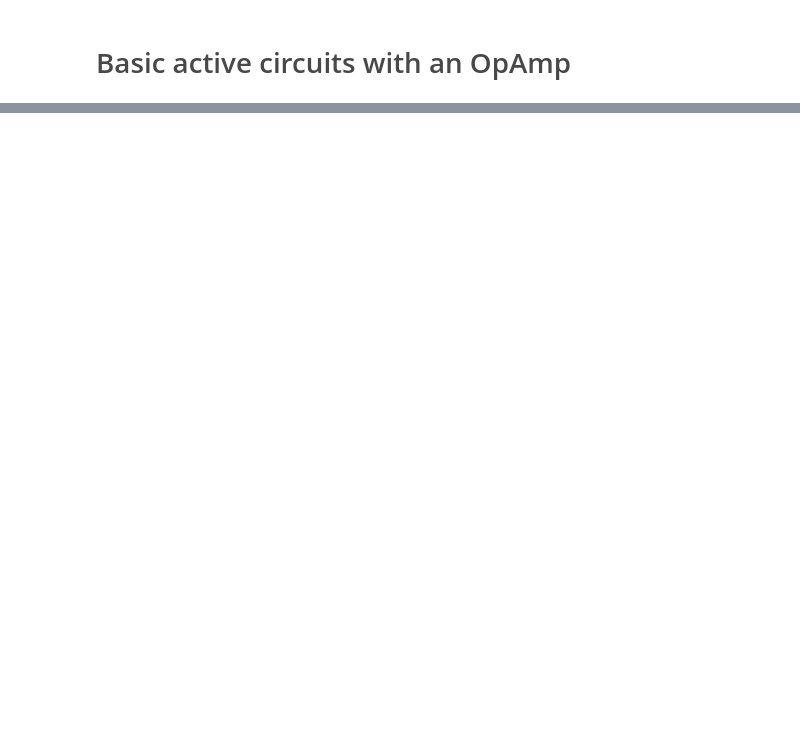
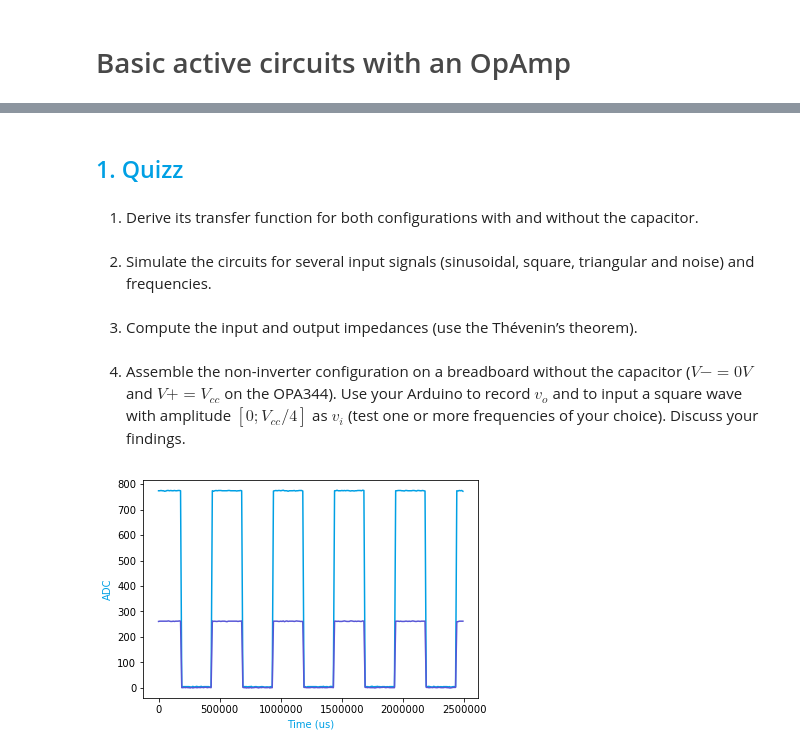
Before and after one commit to scientisst/notebooks, a Jupyter notebook: B.Instrumentation/B001 Basic active circuits with an OpAmp/B001 Basic active circuits with an OpAmp.ipynb, the cells around one changed output, grey strips where cells are left out. Drawn from its saved outputs; the diff is of its cells as text; code cells hidden in the pictures; blank space fills up the shorter version.

```diff
--- a/B.Instrumentation/B001 Basic active circuits with an OpAmp/B001 Basic active circuits with an OpAmp.ipynb
+++ b/B.Instrumentation/B001 Basic active circuits with an OpAmp/B001 Basic active circuits with an OpAmp.ipynb
@@ -88,0 +72,33 @@ document where these images are included.<br><br>
+# %% [markdown]
+## <div style="color:#00a0e4">  1. Quizz </div>
+# %% [markdown]
+1) Derive its transfer function for both configurations with and without the capacitor.
+# %% [markdown]
+2)  Simulate the circuits for several input signals (sinusoidal, square, triangular and noise) and frequencies.
+# %% [markdown]
+3) Compute the input and output impedances (use the Thévenin’s theorem).
+# %% [markdown]
+4) Assemble the non-inverter configuration on a breadboard without the capacitor ($V- = 0V$ and $V+ = V_{cc}$ on the OPA344). Use your Arduino to record $v_o$ and to input a square wave with amplitude $[0; V_{cc}/4]$ as $v_i$ (test one or more frequencies of your choice). Discuss your findings.
+# %%
+import pylab as pl
+import matplotlib.pyplot as plt
+
+fname = './data/L5.4.csv'
+
+dados = pl.loadtxt(fname,  delimiter = ',')
+
+n = 250
+
+t = dados[:n, 0]-dados[0,0]
+vi = dados[:n, 1]
+vo = dados[:n, 2]
+
+plt.xlabel('Time (us)', color = "#00a0e4")
+plt.ylabel('ADC', color = "#00a0e4")
+
+plt.plot(t, vi, color = "#00a0e4")
+plt.plot(t, vo, color = "#5756d6")
+
+plt.show()
+# %% [output]
+[figure, added]
```
Also changed, not shown: parts of 33 cells of this notebook, 6 other files.
